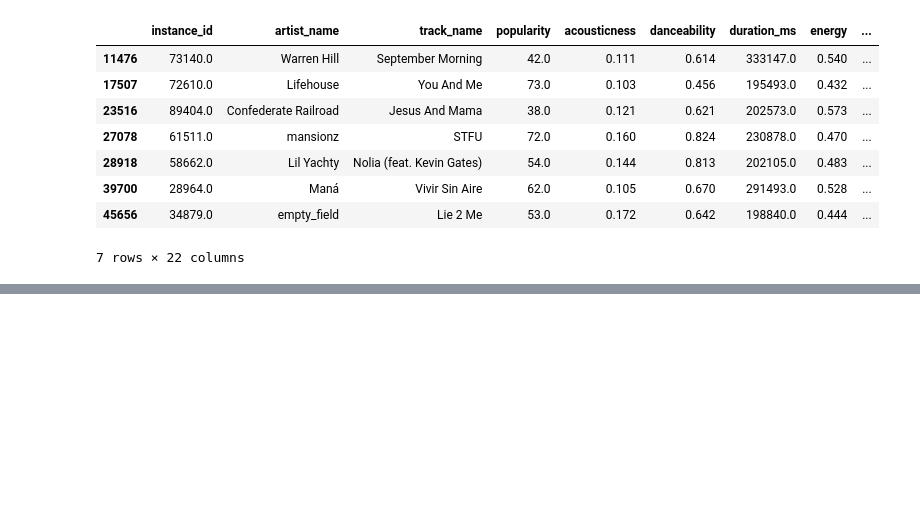
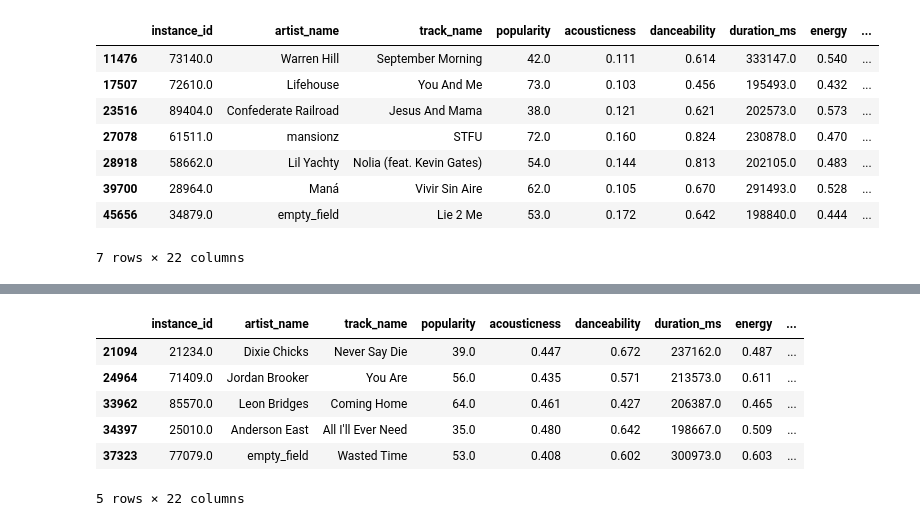
Before and after one commit to lcscaio77/design-of-experiments, a Jupyter notebook: source/data_extraction/Spotify.ipynb, the cells around one changed output, grey strips where cells are left out. Cells and saved outputs as stored; diff of their text form; code cells hidden in the pictures; blank space fills up the shorter version.

```diff
--- a/source/data_extraction/Spotify.ipynb
+++ b/source/data_extraction/Spotify.ipynb
@@ -188,0 +239,10 @@ data_selection_0
+# %%
+data_selection_5
+# %% [output]
+|  | instance_id | artist_name | track_name | popularity | acousticness | danceability | duration_ms | energy | ... |
+| 21094 | 21234.0 | Dixie Chicks | Never Say Die | 39.0 | 0.447 | 0.672 | 237162.0 | 0.487 | ... |
+| 24964 | 71409.0 | Jordan Brooker | You Are | 56.0 | 0.435 | 0.571 | 213573.0 | 0.611 | ... |
+| 33962 | 85570.0 | Leon Bridges | Coming Home | 64.0 | 0.461 | 0.427 | 206387.0 | 0.465 | ... |
+| 34397 | 25010.0 | Anderson East | All I'll Ever Need | 35.0 | 0.480 | 0.642 | 198667.0 | 0.509 | ... |
+| 37323 | 77079.0 | empty_field | Wasted Time | 53.0 | 0.408 | 0.602 | 300973.0 | 0.603 | ... |
+5 rows × 22 columns
```
Also changed, not shown: parts of 4 cells of this notebook.
